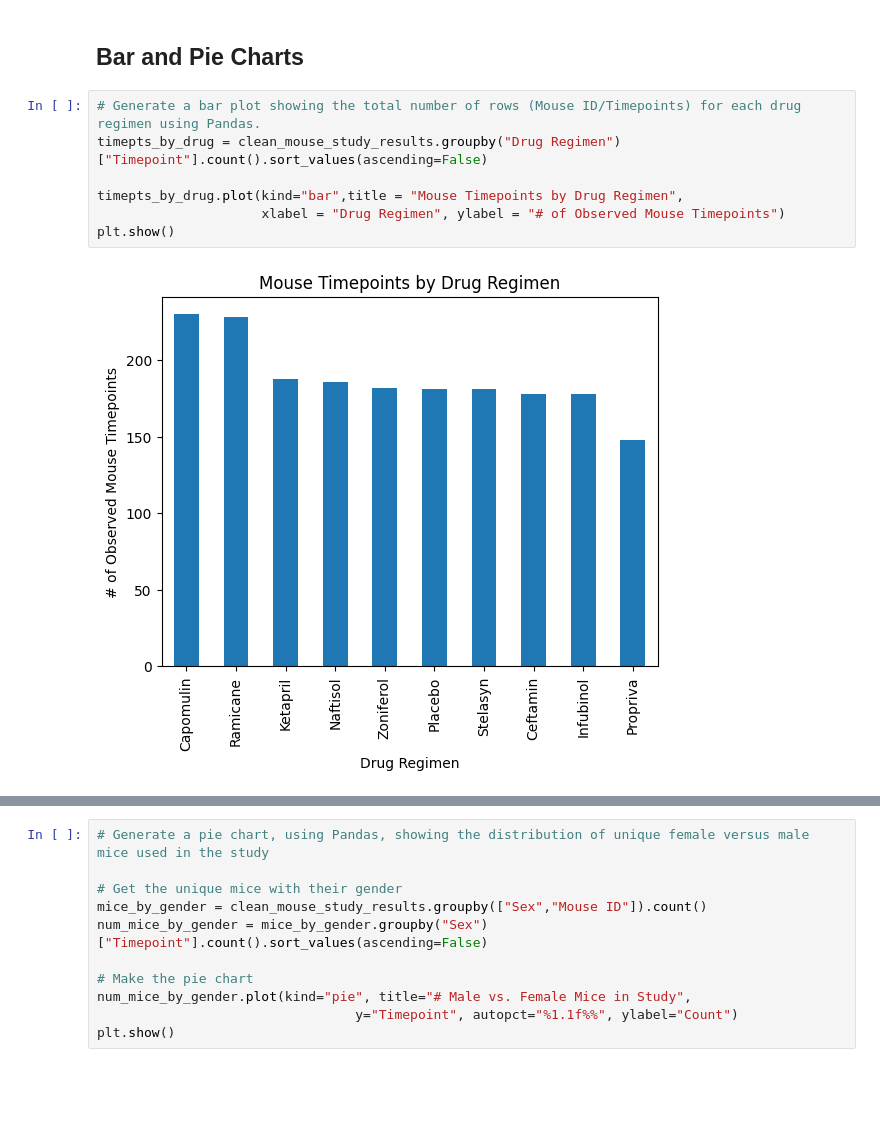
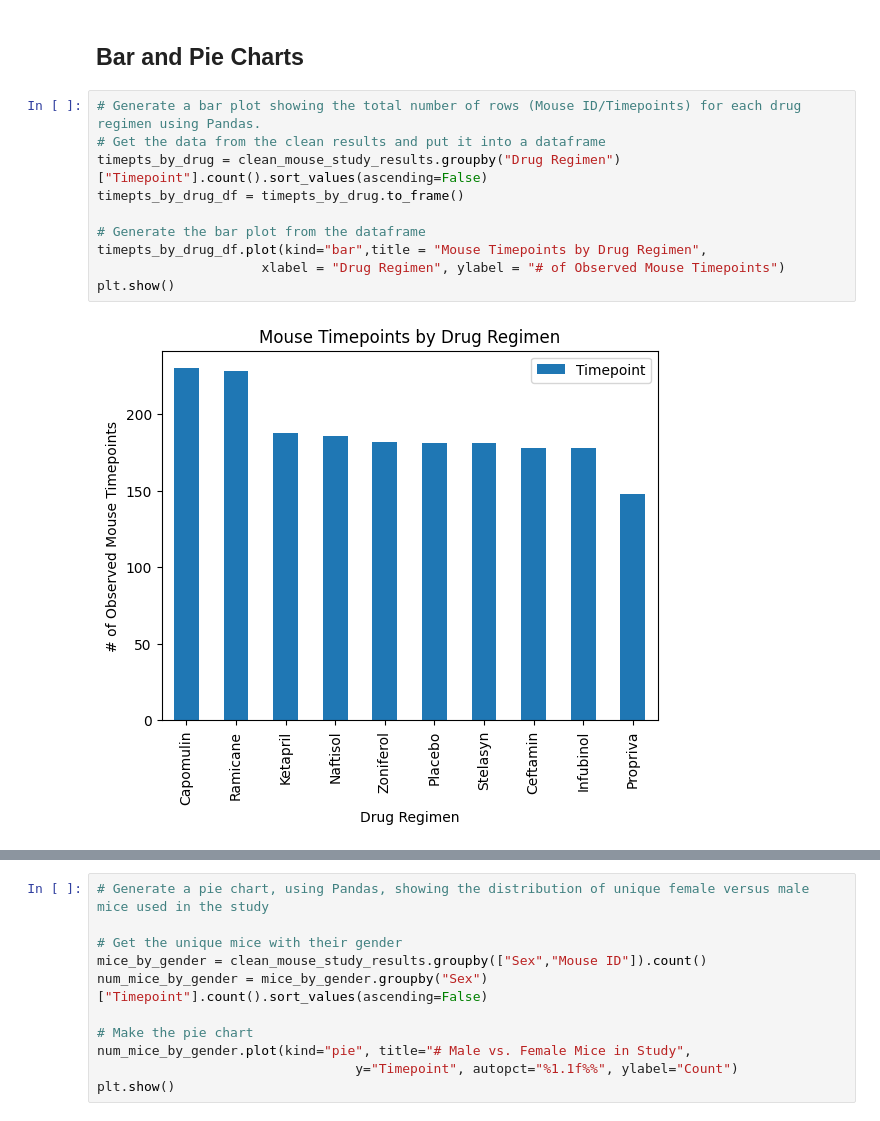
Before and after one commit to dbkisch/Data-Visualization, a Jupyter notebook: Pymaceuticals/pymaceuticals.ipynb, the cells around one changed output, grey strips where cells are left out. Saved outputs shown, nothing was run; the diff lists cells and outputs as text; blank space fills up the shorter version.

```diff
--- a/Pymaceuticals/pymaceuticals.ipynb
+++ b/Pymaceuticals/pymaceuticals.ipynb
@@ -149,12 +183,15 @@ summary
 ## Bar and Pie Charts
 # %%
 # Generate a bar plot showing the total number of rows (Mouse ID/Timepoints) for each drug regimen using Pandas.
+# Get the data from the clean results and put it into a dataframe
 timepts_by_drug = clean_mouse_study_results.groupby("Drug Regimen")["Timepoint"].count().sort_values(ascending=False)
+timepts_by_drug_df = timepts_by_drug.to_frame()
 
-timepts_by_drug.plot(kind="bar",title = "Mouse Timepoints by Drug Regimen",
+# Generate the bar plot from the dataframe
+timepts_by_drug_df.plot(kind="bar",title = "Mouse Timepoints by Drug Regimen",
                      xlabel = "Drug Regimen", ylabel = "# of Observed Mouse Timepoints")
 plt.show()
 # %% [output]
-[figure, old version]
+[figure, new version]
 # %%
 # Generate a bar plot showing the total number of rows (Mouse ID/Timepoints) for each drug regimen using pyplot.
```
Also changed, not shown: parts of 14 cells of this notebook, 4 other files.
